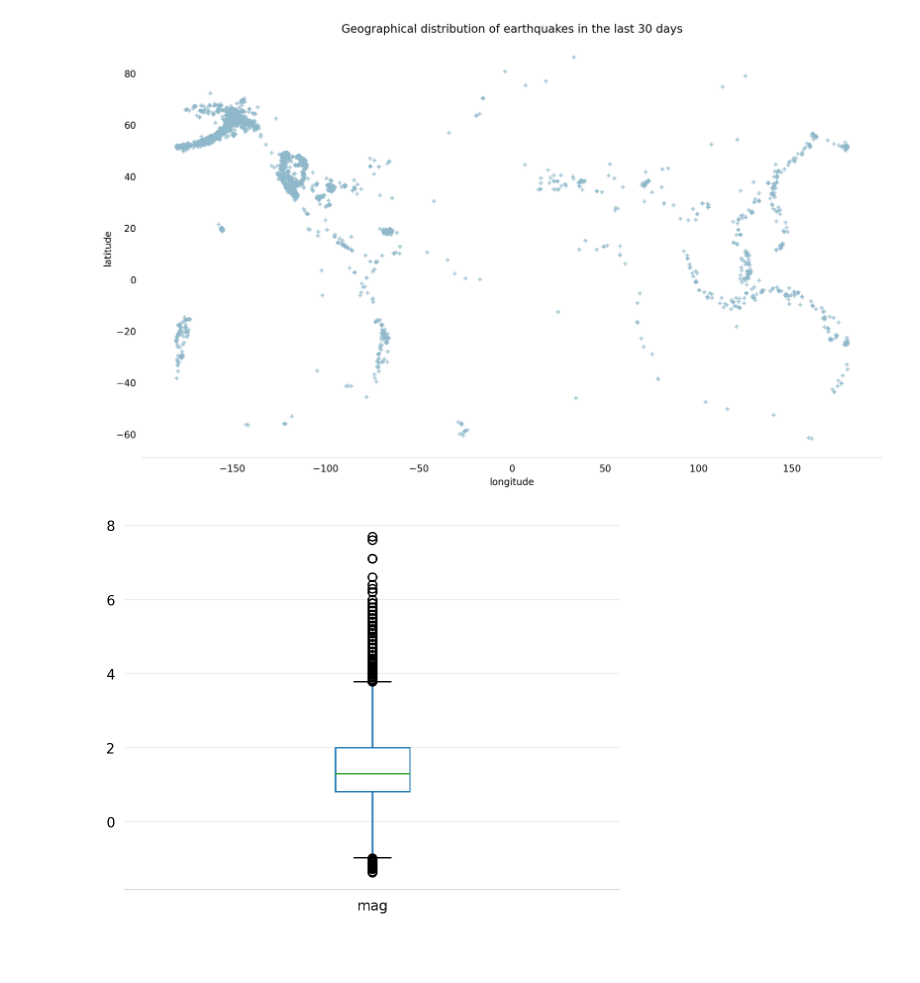
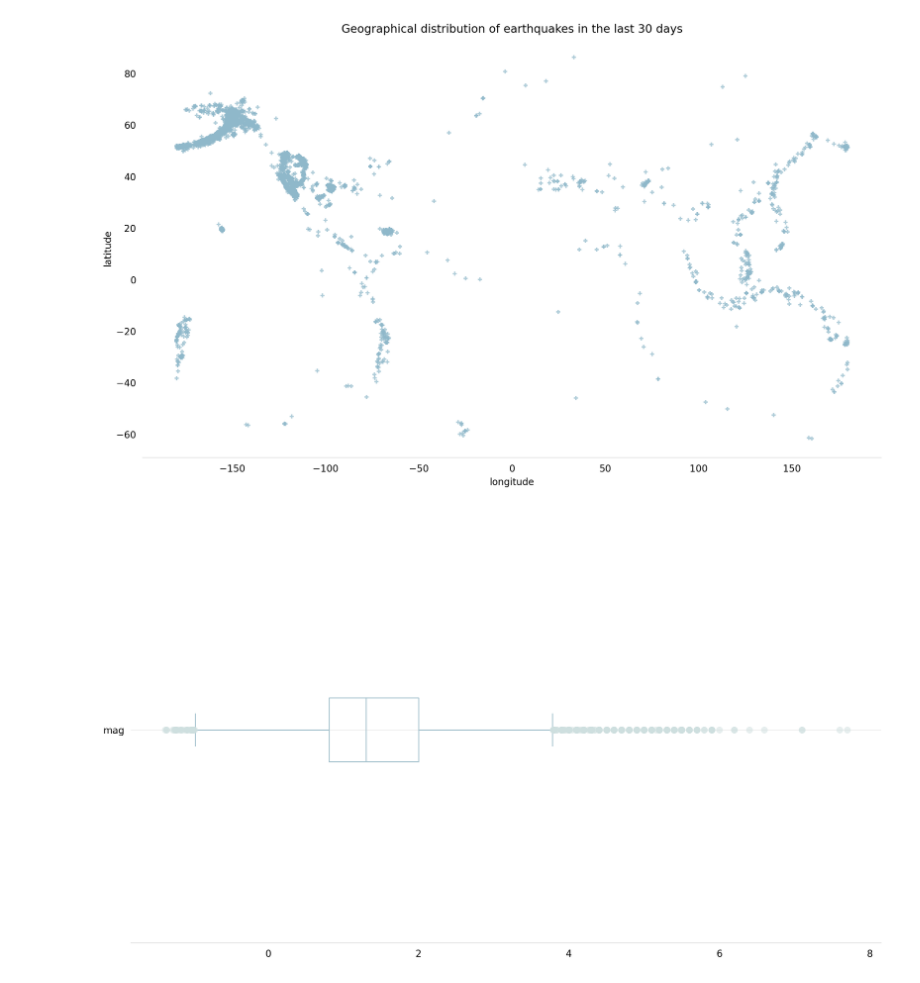
Before and after one commit to sharminsiddique/Assignments-, a Jupyter notebook: data_visu.ipynb, the cells around one changed output. Cells and saved outputs as stored; diff of their text form; code cells hidden in the pictures; blank space fills up the shorter version.

```diff
--- a/data_visu.ipynb
+++ b/data_visu.ipynb
@@ -360,15 +360,18 @@ lat_long.tick_params(bottom=False, left=False)
 # %% [output]
 [figure]
 # %%
-box = earthquake_data.boxplot(column= "mag", return_type="axes", whis = 1.5)
+flierprops = dict(marker='o', markerfacecolor='#CEDFDF', markersize=7,
+                  markeredgecolor='none', alpha = 0.5)
+box = earthquake_data.boxplot(column= "mag", return_type="axes", whis = 1.5, color = "#A6C3CE", figsize=(14,8), flierprops = flierprops, vert=False)
 %config InlineBackend.figure_format='retina'
+
 box.spines['top'].set_visible(False)
 box.spines['right'].set_visible(False)
 box.spines['left'].set_visible(False)
 box.spines['bottom'].set_color('#DDDDDD')
 box.tick_params(bottom=False, left=False)
 box.set_axisbelow(True)
 box.yaxis.grid(True, color='#EEEEEE')
 box.xaxis.grid(False)
 # %% [output]
-[figure, old version]
+[figure, new version]
```
Also changed, not shown: parts of 16 cells of this notebook.
